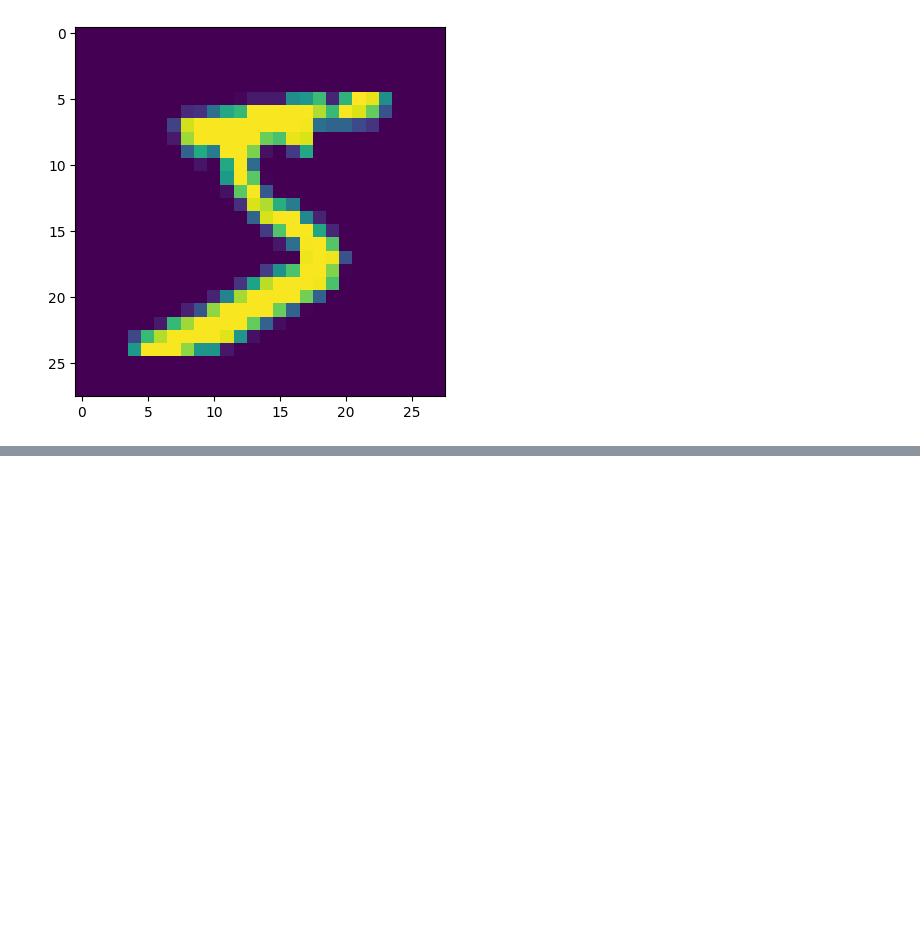
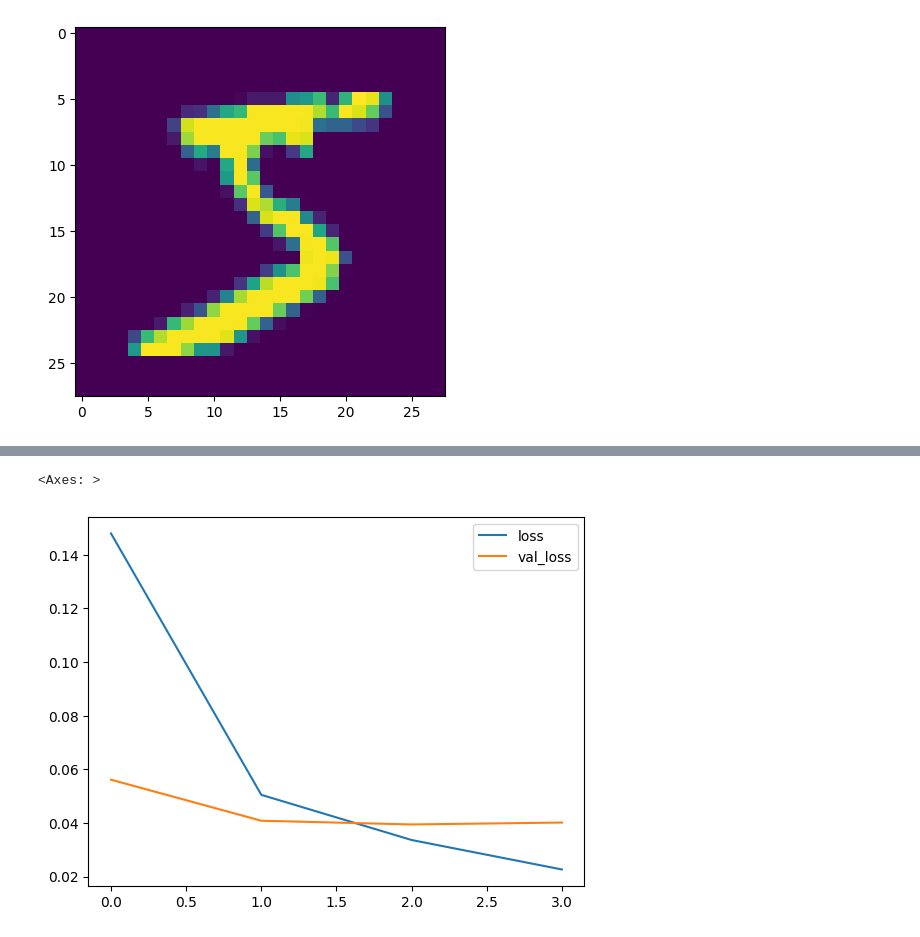
Before and after one commit to rjmcoder/CNN, a Jupyter notebook: mnist_with_tensorflow.ipynb, the cells around one changed output, grey strips where cells are left out. Cells and saved outputs as stored; diff of their text form; code cells hidden in the pictures; blank space fills up the shorter version.

Commit message:
complete model after training

```diff
--- a/mnist_with_tensorflow.ipynb
+++ b/mnist_with_tensorflow.ipynb
@@ -59,0 +71,18 @@ plt.imshow(scaled_image)
+# %%
+model = Sequential()
+
+# lets start real simple with 1 conv layer and 1 pooling layer.
+
+# filters are usually powers of 2, stride will be default of (1,1), padding is default of VALID since 28%4 (image size / kernel size) = 0
+model.add(Conv2D(filters=32, kernel_size=(4,4), input_shape=(28,28,1), activation='relu'))  # input_shape is a MUST parameter determined by your data, (filters, kernel_size, activation) are hyperparameters that can be played around with.
+model.add(MaxPool2D(pool_size=(2,2)))
+
+model.add(Flatten())        # MUST have atleast 1 flatten layer thus this layer should be present somewhere in the network
+
+model.add(Dense(128, activation='relu'))    # can be played around with and have as many or as little Dense layers, with as many or as little neurons (128 here) as needed
+
+# output layer, we have 10 final classes (0-9 digits), softmax --> since it is multi-class problem
+model.add(Dense(10, activation='softmax'))        # MUST be present and should correspond to the number of classes present in your data
+
+# keras.io/metrics for all the metrics available
+model.compile(loss='categorical_crossentropy', optimizer='adam', metrics=['accuracy'])
@@ -59,0 +91,4 @@ plt.imshow(scaled_image)
+# %%
+early_stop = EarlyStopping(monitor='val_loss', patience=1)
+# %%
+model.fit(x_train, y_cat_train, epochs=10, validation_data=(x_test, y_cat_test), callbacks=[early_stop])
@@ -59,0 +105,3 @@ plt.imshow(scaled_image)
+# %%
+metrics = pd.DataFrame(model.history.history)
+metrics
@@ -59,0 +114,6 @@ plt.imshow(scaled_image)
+# %%
+# lets plot training loss and val_loss
+metrics[['loss', 'val_loss']].plot()
+# %% [output]
+<Axes: >
+[figure, added]
```
Also changed, not shown: parts of 18 cells of this notebook.
